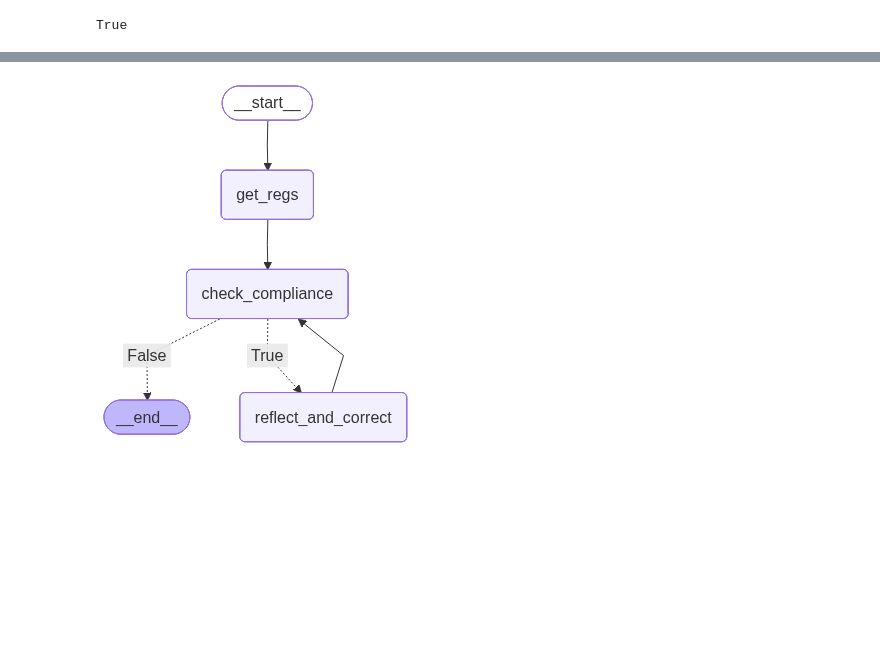
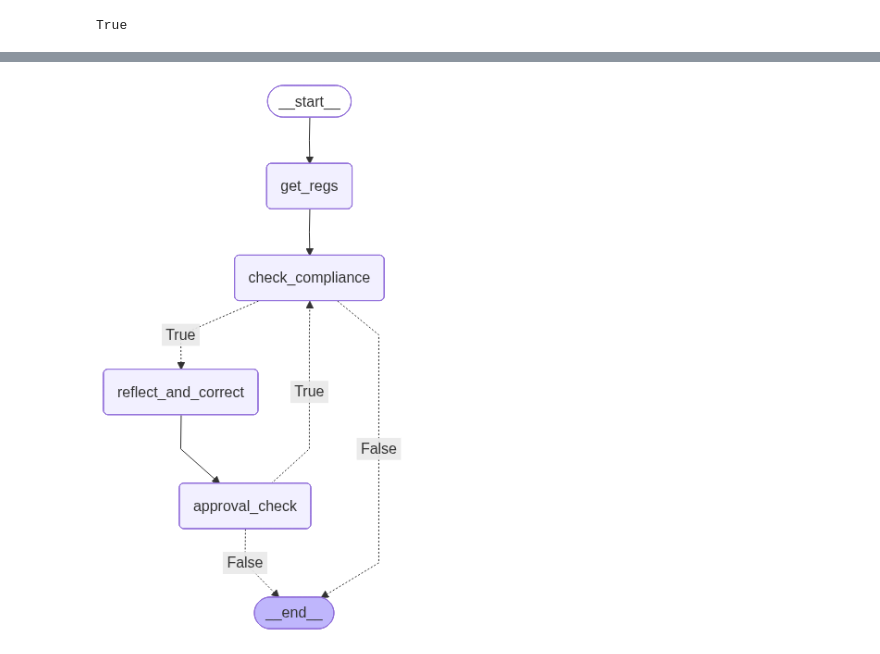
Before and after one commit to AdrianDonohoe/agentic-labs, a Jupyter notebook: CA3.ipynb, the cells around one changed output, grey strips where cells are left out. Drawn from its saved outputs; the diff is of its cells as text; code cells hidden in the pictures; blank space fills up the shorter version.

```diff
--- a/CA3.ipynb
+++ b/CA3.ipynb
@@ -67,6 +70,7 @@ class GDPRState(BaseModel):
     email: str = None
     count: int = 0
     reflected_email: str = None
+    approved: Optional[bool] = False
 
 # TOOLS
 @tool
@@ -186,23 +190,37 @@ def reflect_and_correct(state: GDPRState) -> dict:
 
     return {"messages": new_messages, "regs_loaded": state.regs_loaded, "reflected_email": reflection_response.correction_email, "count": state.count + 1}
 
+def approval_check(state: GDPRState) -> dict:
+
+    email = state.reflected_email
+    # Pause and ask for approval
+    approved = interrupt(f"Do you approve this updated email ?\n {email} ")
+
+    return {"approved": approved}
+
 
 #MAIN GRAPH
 main_graph = StateGraph(GDPRState)
 main_graph.add_node("get_regs", get_regs)
 main_graph.add_node("check_compliance", check_compliance)
 main_graph.add_node("reflect_and_correct", reflect_and_correct)
+main_graph.add_node("approval_check", approval_check)
 main_graph.add_conditional_edges("check_compliance",
     lambda state: state.result.result != "Compliant" and state.count < 10,
     path_map={True: "reflect_and_correct", False: END}
     )
 main_graph.add_edge(START, "get_regs")
+main_graph.add_edge("approval_check", "check_compliance")
 main_graph.add_edge("get_regs", "check_compliance")
-main_graph.add_edge("reflect_and_correct", "check_compliance")
+main_graph.add_edge("reflect_and_correct", "approval_check")
+main_graph.add_conditional_edges("approval_check",
+    lambda state: state.approved,
+    path_map={True: "check_compliance", False: END}
+    )
 
-
+saver = InMemorySaver()
 # compile main graph
-gdpr_graph = main_graph.compile()
+gdpr_graph = main_graph.compile(checkpointer=saver)
 #gdpr_graph
 gdpr_graph
 # %% [output]
@@ -210,4 +229,4 @@ E0000 00:00:1767715397.534885    4333 alts_credentials.cc:93] ALTS creds ignored
-[figure, old version]
+[figure, new version]
 # %%
 # messages to invoke main graph
 instruction_message = '''Load the GDPR regulations from the database and check if the following email content is compliant, non-compliant  with GDPR or unknown: {email}
```
Also changed, not shown: parts of 7 cells of this notebook, 1 other file.
